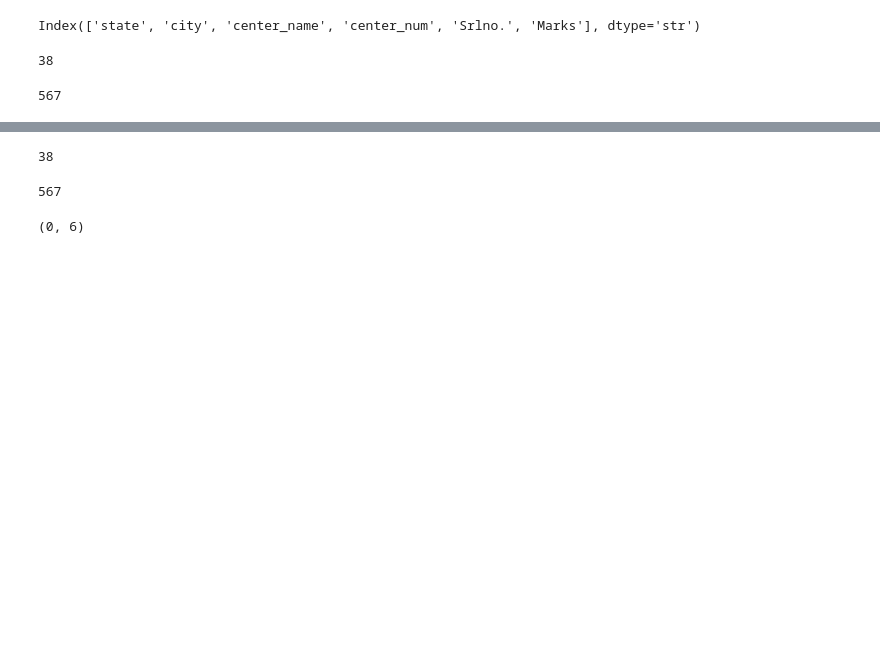
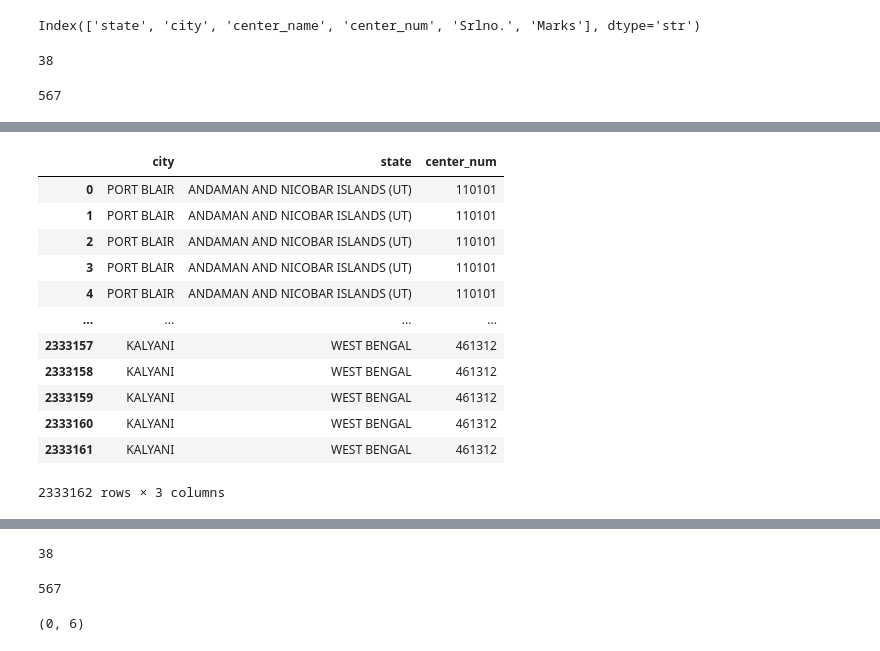
Before and after one commit to paramcgwala-crypto/param_pythonand_ml_turtle_graphic_proper_notation, a Jupyter notebook: basic_Tradition_programing_python/all_neet_marks_2607.ipynb, the cells around one changed output, grey strips where cells are left out. Saved outputs shown, nothing was run; the diff lists cells and outputs as text; code cells hidden in the pictures; blank space fills up the shorter version.

```diff
--- a/basic_Tradition_programing_python/all_neet_marks_2607.ipynb
+++ b/basic_Tradition_programing_python/all_neet_marks_2607.ipynb
@@ -23,0 +40,16 @@ df["city"].nunique()  # tota number of uniwue value batata hai
+# %%
+df[["city","state","center_num"]]
+# %% [output]
+|  | city | state | center_num |
+| 0 | PORT BLAIR | ANDAMAN AND NICOBAR ISLANDS (UT) | 110101 |
+| 1 | PORT BLAIR | ANDAMAN AND NICOBAR ISLANDS (UT) | 110101 |
+| 2 | PORT BLAIR | ANDAMAN AND NICOBAR ISLANDS (UT) | 110101 |
+| 3 | PORT BLAIR | ANDAMAN AND NICOBAR ISLANDS (UT) | 110101 |
+| 4 | PORT BLAIR | ANDAMAN AND NICOBAR ISLANDS (UT) | 110101 |
+| ... | ... | ... | ... |
+| 2333157 | KALYANI | WEST BENGAL | 461312 |
+| 2333158 | KALYANI | WEST BENGAL | 461312 |
+| 2333159 | KALYANI | WEST BENGAL | 461312 |
+| 2333160 | KALYANI | WEST BENGAL | 461312 |
+| 2333161 | KALYANI | WEST BENGAL | 461312 |
+2333162 rows × 3 columns
```
Also changed, not shown: parts of 10 cells of this notebook.
